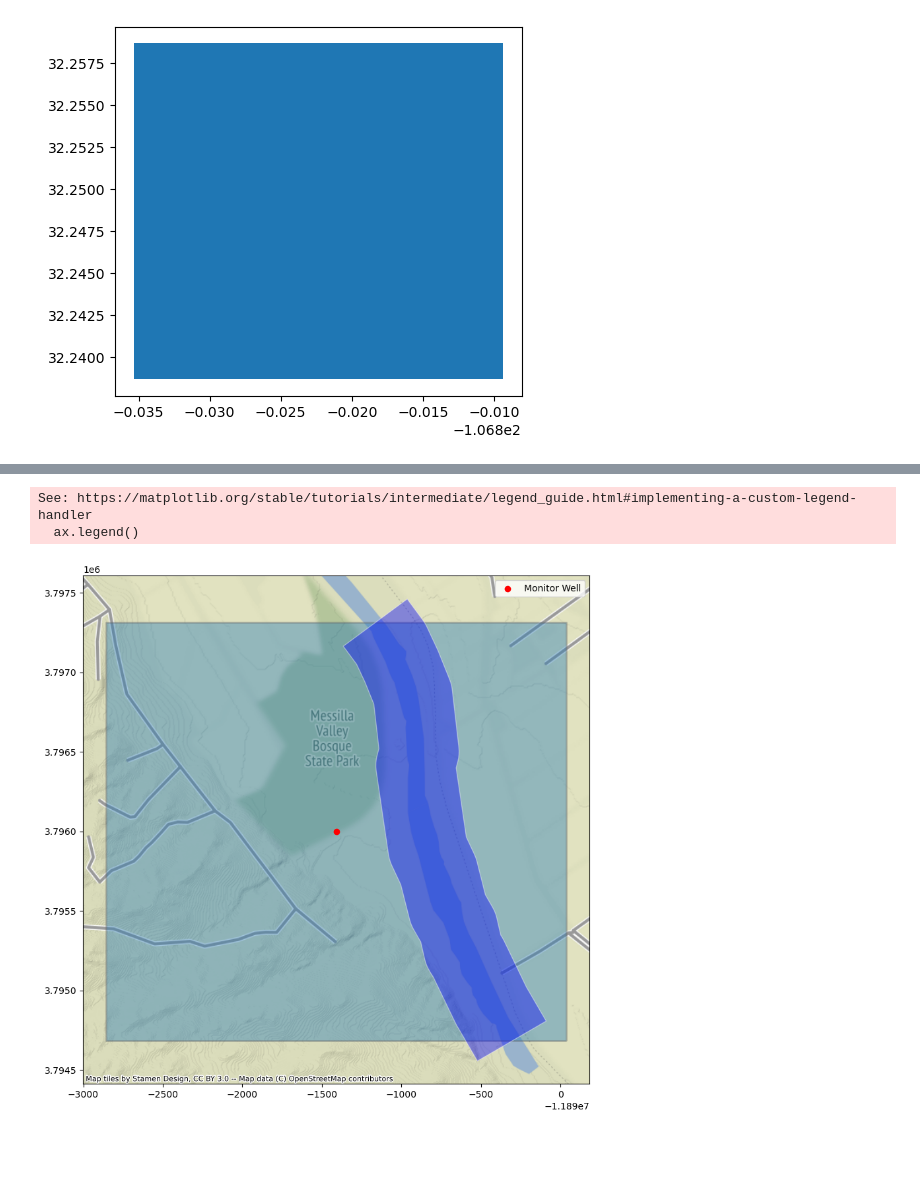
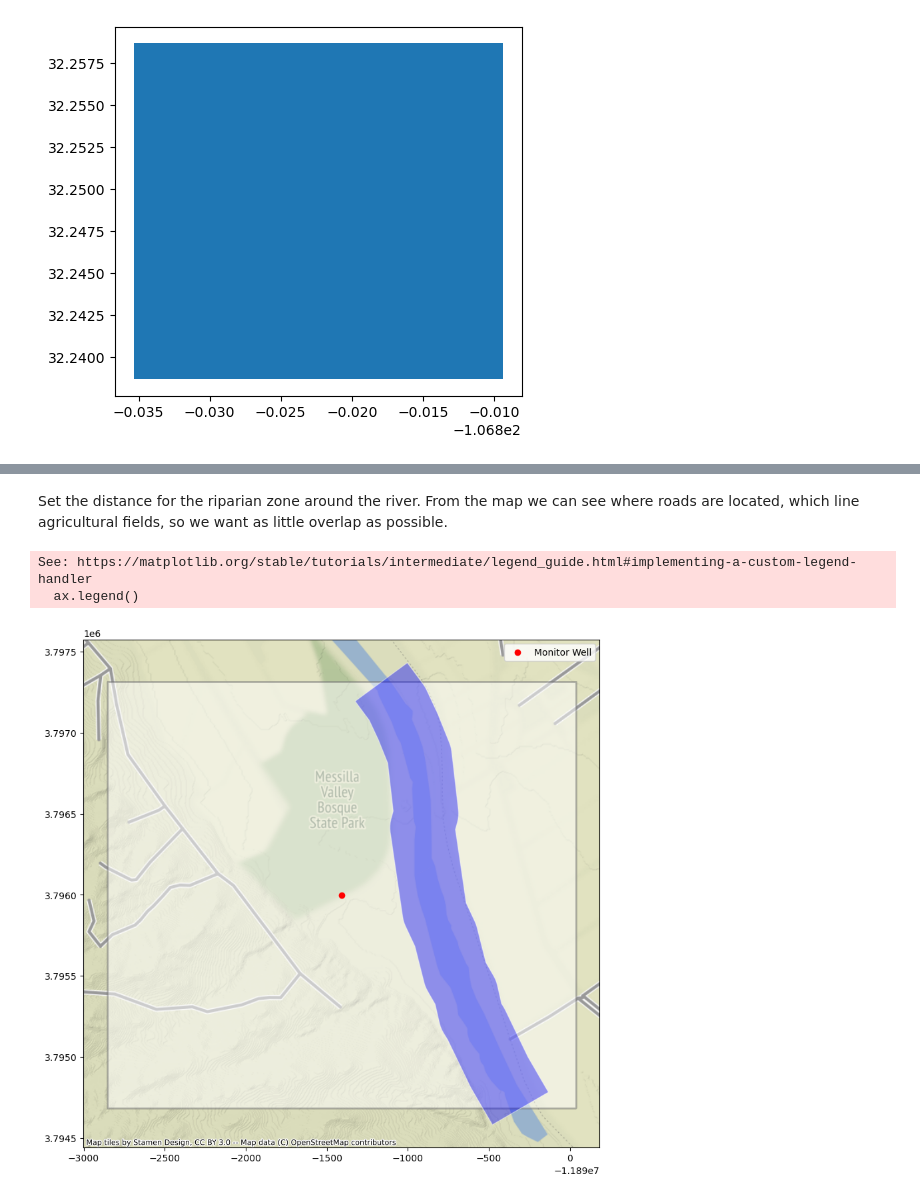
Before and after one commit to dtadych/Tadych_PlanetData_Challenge, a Jupyter notebook: AOI_clipping.ipynb, the cells around one changed output, grey strips where cells are left out. Cells and saved outputs as stored; diff of their text form; code cells hidden in the pictures; blank space fills up the shorter version.

```diff
--- a/AOI_clipping.ipynb
+++ b/AOI_clipping.ipynb
@@ -116,14 +132,18 @@ cx.add_basemap(ax)
+# %% [markdown]
+Set the distance for the riparian zone around the river.  From the map we can see where roads are located, which line agricultural fields, so we want as little overlap as possible.
 # %%
-river_buffer = river_clip.buffer(250,cap_style=2)
+# set buffering distance (meters)
+distance = 200
+river_buffer = river_clip.buffer(distance,cap_style=2)
 
 fig, ax = plt.subplots(figsize=(10, 10))
 
-tost.plot(ax=ax,edgecolor='#6a6a6a', alpha = 0.4, linewidth=2)
+tost.plot(ax=ax, color='#ffffff', alpha=0.5, edgecolor='#6a6a6a', linewidth=2)
 wells_gdf.plot(ax=ax,color='r',label="Monitor Well")
 river_buffer.plot(ax=ax, color='b',alpha = 0.4,edgecolor='#FFFFFF',label="AOI")
 ax.legend()
 cx.add_basemap(ax)
 # %% [output]
 See: https://matplotlib.org/stable/tutorials/intermediate/legend_guide.html#implementing-a-custom-legend-handler
   ax.legend()
-[figure, old version]
+[figure, new version]
```
Also changed, not shown: parts of 13 cells of this notebook, 1 other file.
